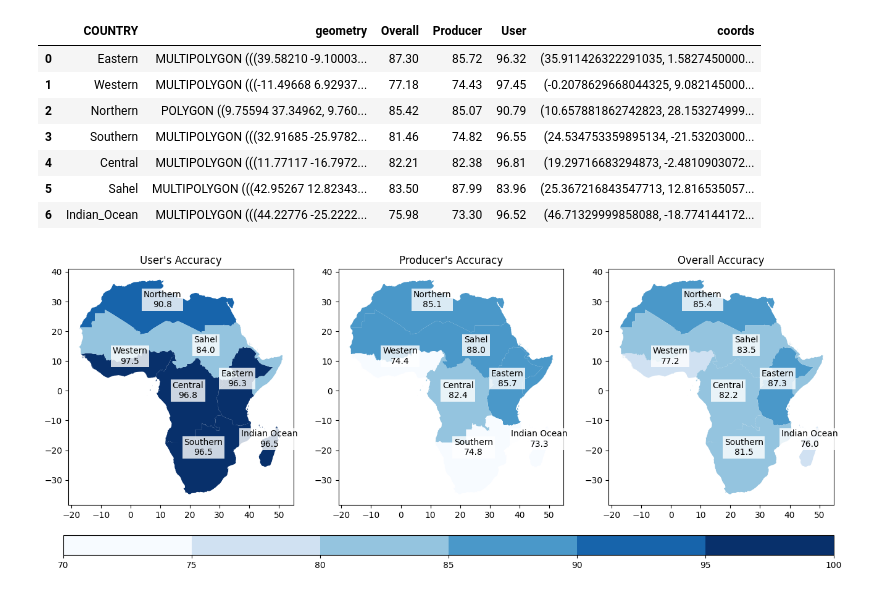
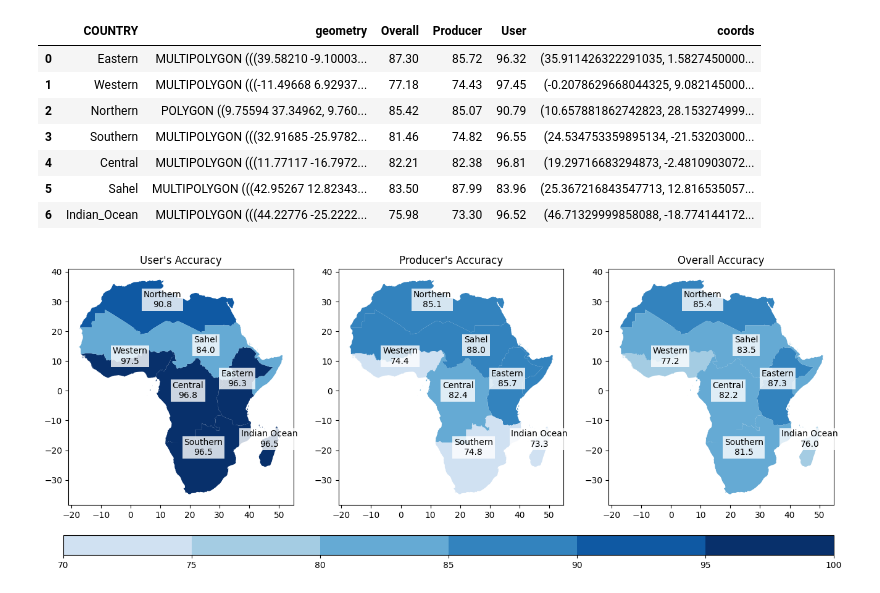
Before and after one commit to digitalearthafrica/wofs-validation, a Jupyter notebook: 02_Validation_notebooks/03_Plot_accuracy_maps.ipynb, the cells around one changed output. Drawn from its saved outputs; the diff is of its cells as text; code cells hidden in the pictures.

Commit message:
Updated figure cmap

```diff
--- a/02_Validation_notebooks/03_Plot_accuracy_maps.ipynb
+++ b/02_Validation_notebooks/03_Plot_accuracy_maps.ipynb
@@ -123,33 +123,40 @@ fig, ax = plt.subplots(1,3, figsize=(16,16))
 fig.subplots_adjust(bottom=0.2)
 # plot colorbar
 cax = fig.add_axes([0.12, 0.37, 0.78, 0.02])
-cmap = mpl.cm.Blues
+#cmap = mpl.cm.Blues
+
+# Get the Blues colormap
+blues_cmap = mpl.cm.get_cmap('Blues')
+# Define the new colormap range
+new_start_color = blues_cmap(0.2)  # Lighter shade of blue
+cmap = blues_cmap.from_list('Blues_adjusted', [new_start_color] + list(blues_cmap(np.linspace(0.2, 1, 256))))
+
 bounds = [70, 75, 80, 85, 90, 95, 100]
 norm = mpl.colors.BoundaryNorm(bounds, cmap.N)#, extend='both')
 cb2 = mpl.colorbar.ColorbarBase(cax, cmap=cmap,
                                 norm=norm,
                                 orientation='horizontal')
 # plot colored maps
 africa_accuracy.plot('User', ax=ax[0], cmap=cmap, norm=norm)
 africa_accuracy.plot('Producer', ax=ax[1], cmap=cmap, norm=norm)
 africa_accuracy.plot('Overall', ax=ax[2], cmap=cmap, norm=norm)#,
 
 # add plot title
 ax[0].set_title("User's Accuracy")
 ax[1].set_title("Producer's Accuracy")
 ax[2].set_title('Overall Accuracy')
 
 # add labels
 for idx, row in africa_accuracy.iterrows():
     ax[0].text(row.coords[0], row.coords[1], s=f"{row['COUNTRY'].replace('_', ' ')}\n{row['User']:.1f}", horizontalalignment='center',
                color='black', fontsize='10',
                bbox={'facecolor': 'white', 'alpha':0.8, 'pad': 2, 'edgecolor':'none'})
     ax[1].text(row.coords[0], row.coords[1], s=f"{row['COUNTRY'].replace('_', ' ')}\n{row['Producer']:.1f}", horizontalalignment='center',
                color='black', fontsize='10',
                bbox={'facecolor': 'white', 'alpha':0.8, 'pad': 2, 'edgecolor':'none'})
     ax[2].text(row.coords[0], row.coords[1], s=f"{row['COUNTRY'].replace('_', ' ')}\n{row['Overall']:.1f}", horizontalalignment='center',
                color='black', fontsize='10',
                bbox={'facecolor': 'white', 'alpha':0.8, 'pad': 2, 'edgecolor':'none'})
 fig.savefig('Plots/aez_accuracy_map.png', bbox_inches='tight')
 # %% [output]
-[figure, old version]
+[figure, new version]
```
Also changed, not shown: 1 other file.
